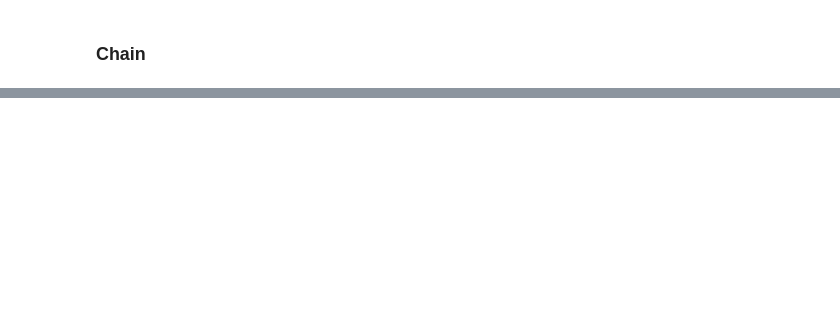
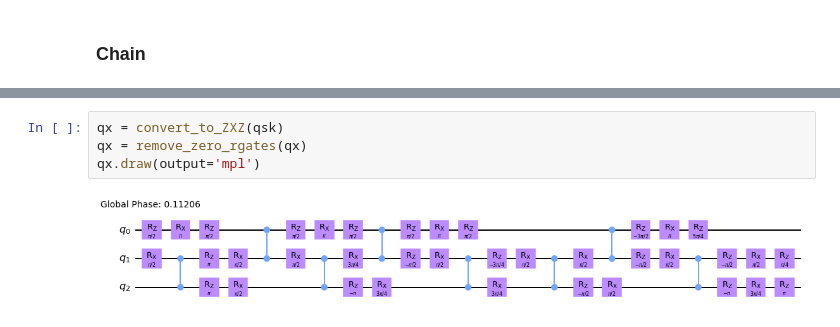
Before and after one commit to idnm/cpflow, a Jupyter notebook: paper/peppar.ipynb, the cells around one changed output, grey strips where cells are left out. Drawn from its saved outputs; the diff is of its cells as text; blank space fills up the shorter version.

```diff
--- a/paper/peppar.ipynb
+++ b/paper/peppar.ipynb
@@ -251,0 +243,6 @@ HST distance to the Toffoli 3 gate: 0.0
+# %%
+qx = convert_to_ZXZ(qsk)
+qx = remove_zero_rgates(qx)
+qx.draw(output='mpl')
+# %% [output]
+[figure, added]
```
Also changed, not shown: parts of 54 cells of this notebook, 4 other files.
